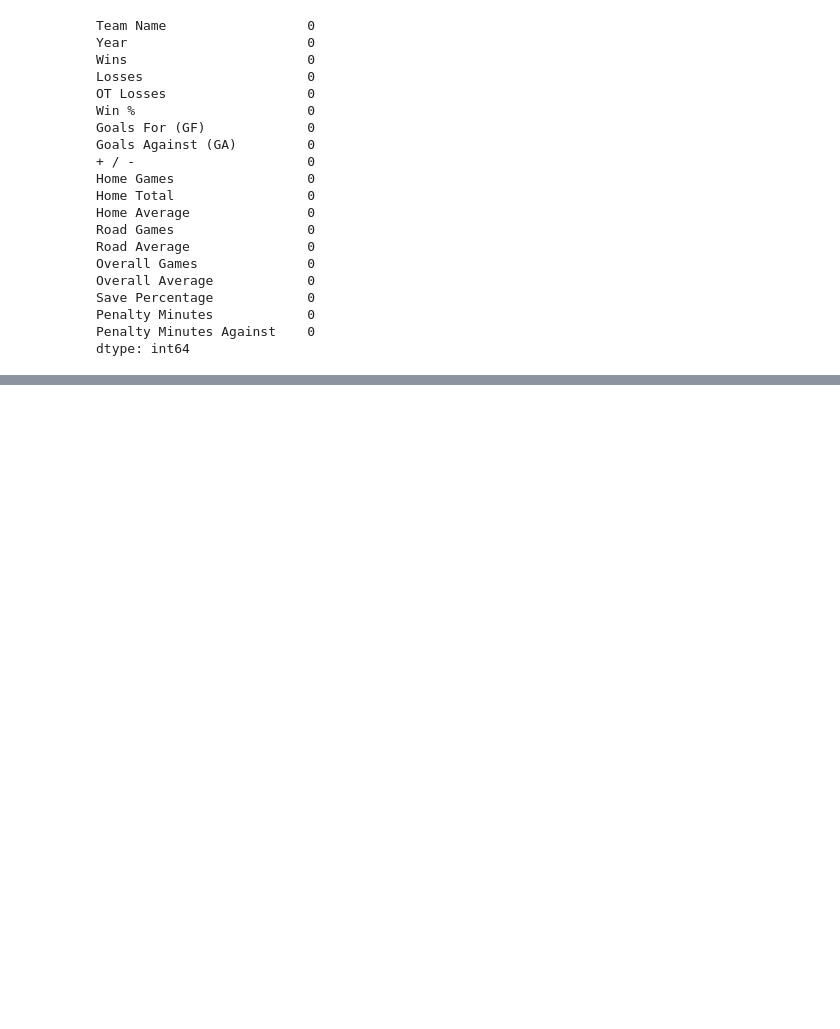
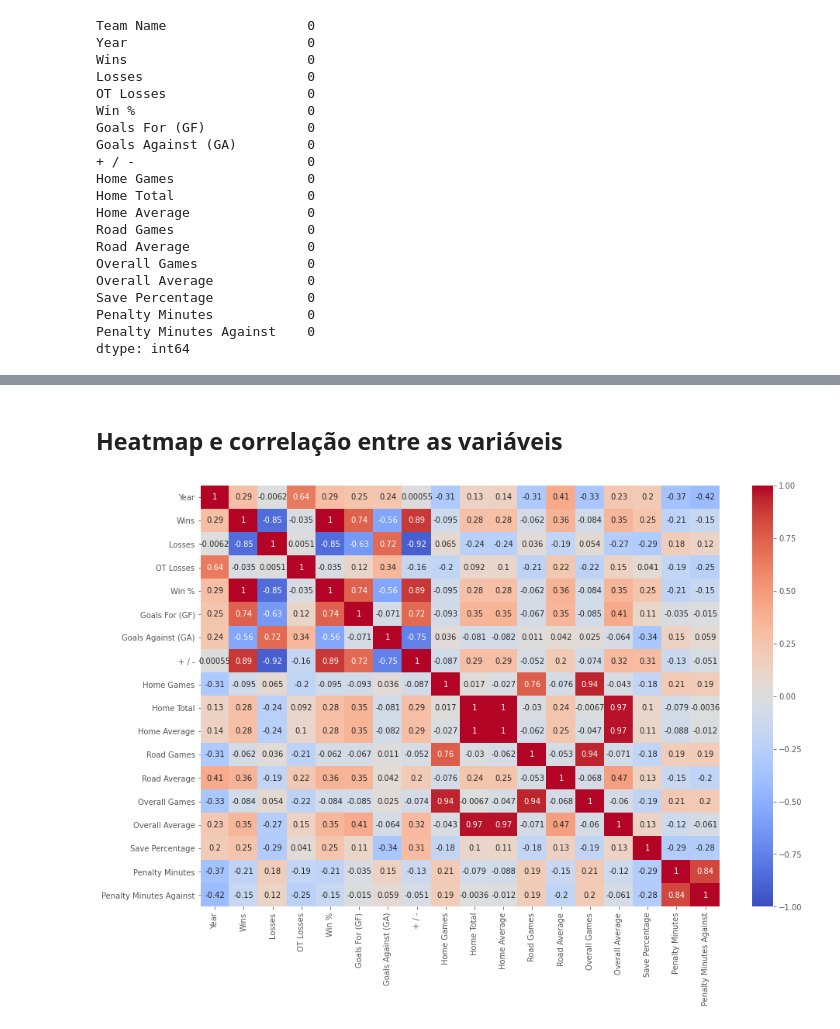
Before and after one commit to dlotter/gt-final-datascience, a Jupyter notebook: main_notebook.ipynb, the cells around one changed output, grey strips where cells are left out. Saved outputs shown, nothing was run; the diff lists cells and outputs as text; code cells hidden in the pictures; blank space fills up the shorter version.

```diff
--- a/main_notebook.ipynb
+++ b/main_notebook.ipynb
@@ -225 +233,11 @@ df.describe(include='object')
 | freq | 9 |
+# %% [markdown]
+## Heatmap e correlação entre as variáveis
+# %%
+m_corr = df.corr()
+# %%
+plt.figure(figsize=(15,10))
+sns.heatmap(m_corr, vmin=-1, vmax=1, annot=True, cmap = 'coolwarm')
+plt.show()
+# %% [output]
+[figure, added]
```
Also changed, not shown: parts of 9 cells of this notebook, 2 other files.
